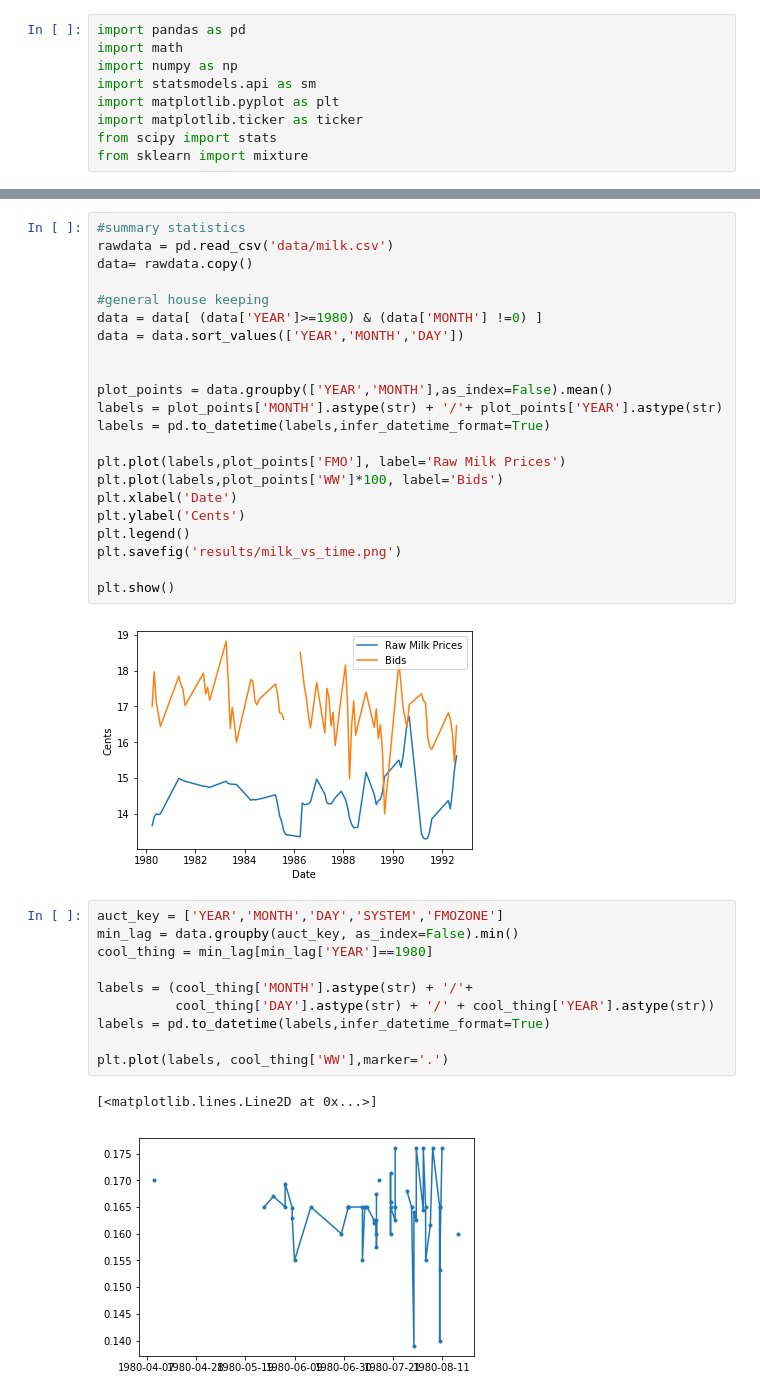
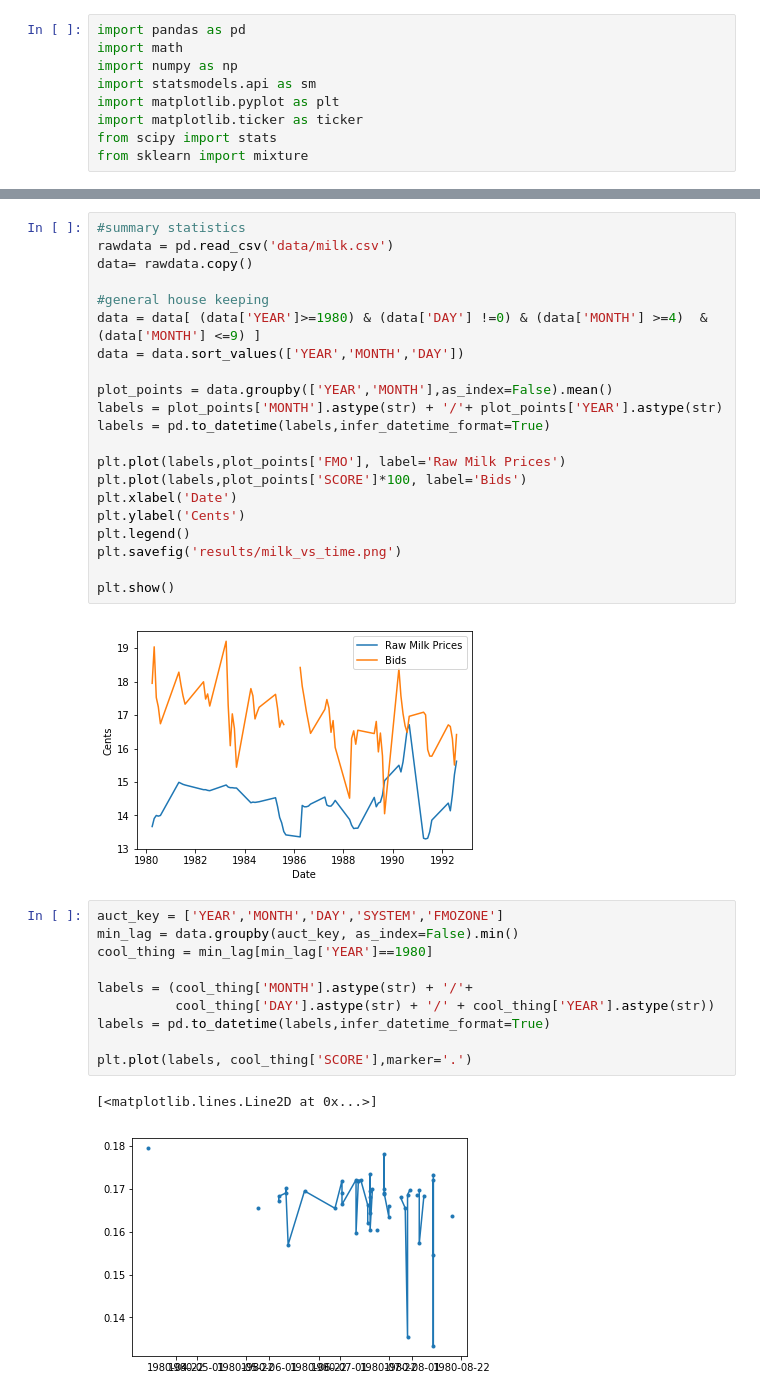
Before and after one commit to ericschulman/tx_milk_2yp, a Jupyter notebook: summary_stats.ipynb, the cells around one changed output, grey strips where cells are left out. Saved outputs shown, nothing was run; the diff lists cells and outputs as text.

```diff
--- a/summary_stats.ipynb
+++ b/summary_stats.ipynb
@@ -183,16 +184,15 @@ rawdata = pd.read_csv('data/milk.csv')
 data= rawdata.copy()
 
 #general house keeping
-data = data[ (data['YEAR']>=1980) & (data['MONTH'] !=0) ]
+data = data[ (data['YEAR']>=1980) & (data['DAY'] !=0) & (data['MONTH'] >=4)  & (data['MONTH'] <=9) ]
 data = data.sort_values(['YEAR','MONTH','DAY'])
-
 
 plot_points = data.groupby(['YEAR','MONTH'],as_index=False).mean()
 labels = plot_points['MONTH'].astype(str) + '/'+ plot_points['YEAR'].astype(str)
 labels = pd.to_datetime(labels,infer_datetime_format=True)
 
 plt.plot(labels,plot_points['FMO'], label='Raw Milk Prices')
-plt.plot(labels,plot_points['WW']*100, label='Bids')
+plt.plot(labels,plot_points['SCORE']*100, label='Bids')
 plt.xlabel('Date')
 plt.ylabel('Cents')
 plt.legend()
@@ -200,20 +200,20 @@ plt.savefig('results/milk_vs_time.png')
 
 plt.show()
 # %% [output]
-[figure, old version]
+[figure, new version]
 # %%
 auct_key = ['YEAR','MONTH','DAY','SYSTEM','FMOZONE']
 min_lag = data.groupby(auct_key, as_index=False).min()
 cool_thing = min_lag[min_lag['YEAR']==1980]
 
 labels = (cool_thing['MONTH'].astype(str) + '/'+
           cool_thing['DAY'].astype(str) + '/' + cool_thing['YEAR'].astype(str))
 labels = pd.to_datetime(labels,infer_datetime_format=True)
 
-plt.plot(labels, cool_thing['WW'],marker='.')
+plt.plot(labels, cool_thing['SCORE'],marker='.')
 # %% [output]
 [<matplotlib.lines.Line2D at 0x...>]
-[figure, old version]
+[figure, new version]
 # %%
 data = pd.read_csv('data/milk.csv')
 
```
Also changed, not shown: parts of 9 cells of this notebook, 5 other files.
